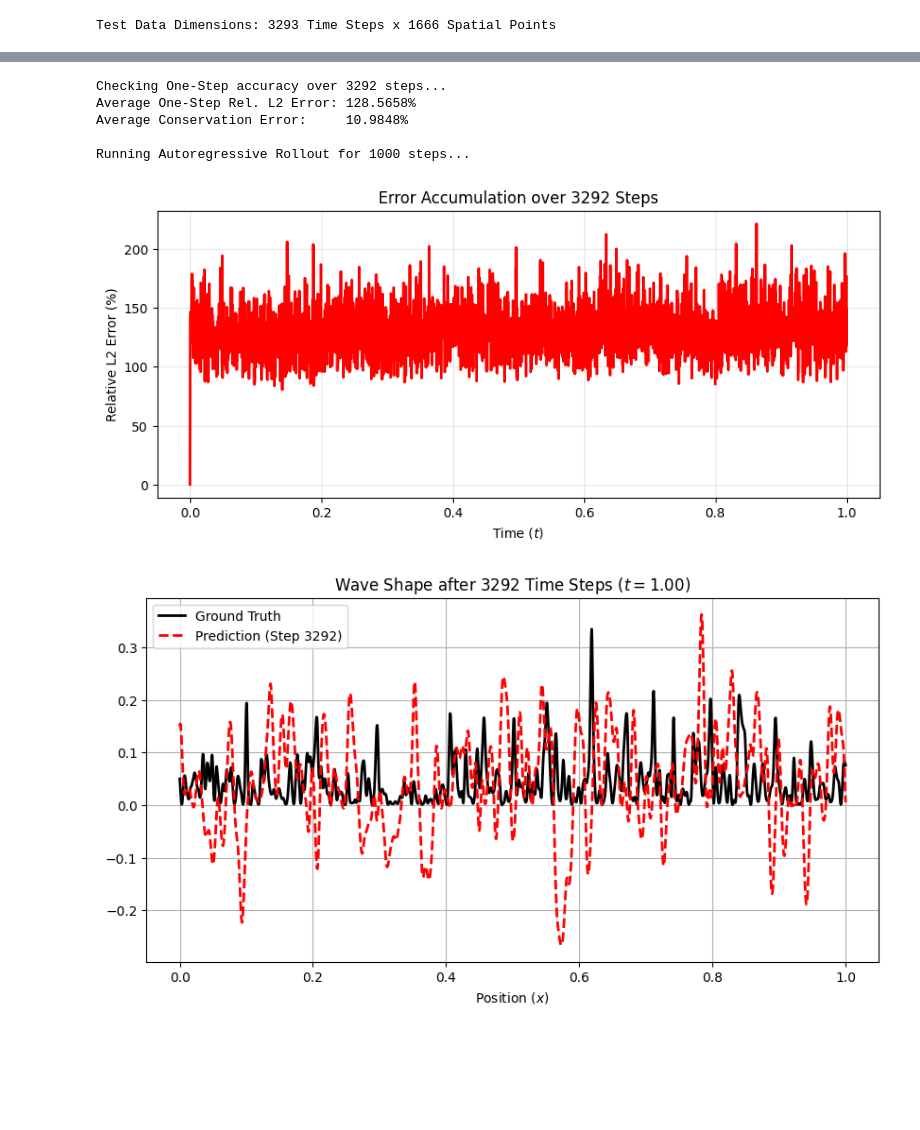
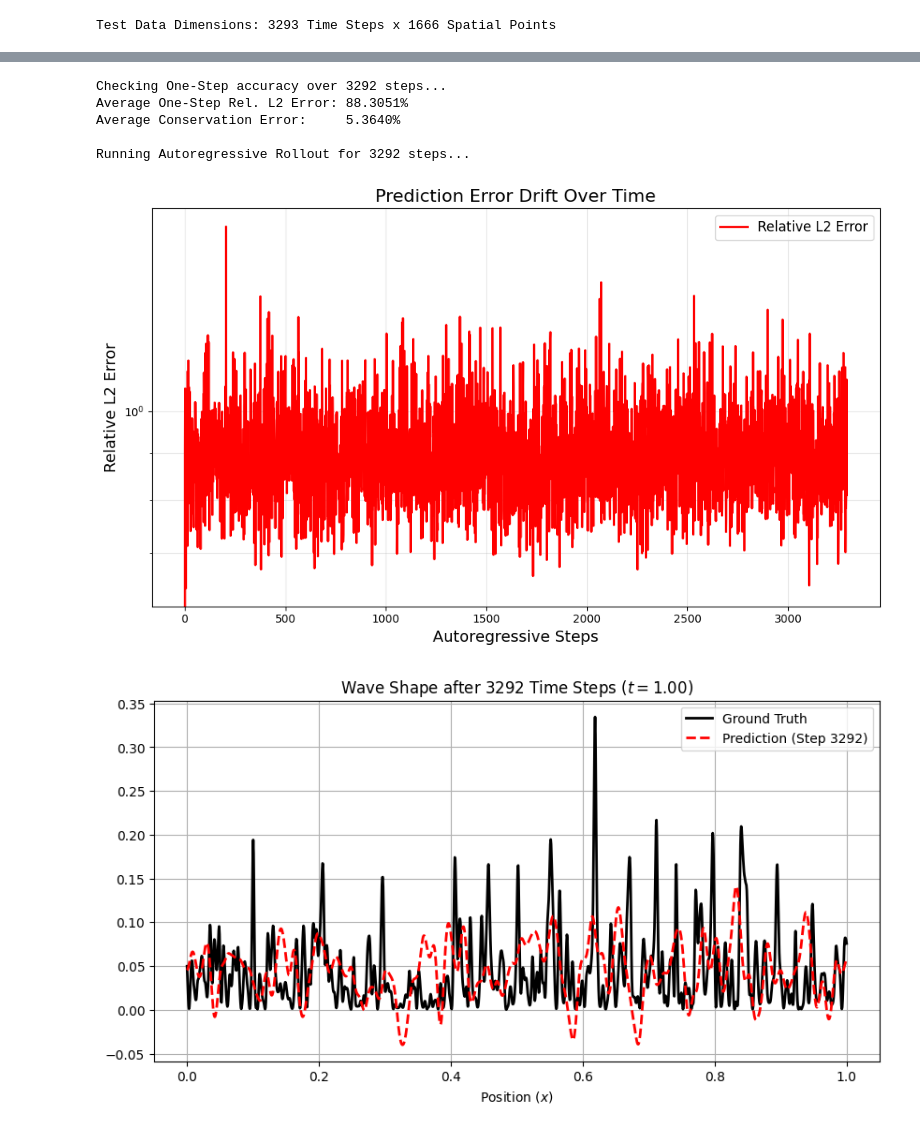
Before and after one commit to pxeedust/wave-deeponet, a Jupyter notebook: norm_square_field.ipynb, the cells around one changed output, grey strips where cells are left out. Drawn from its saved outputs; the diff is of its cells as text; code cells hidden in the pictures; blank space fills up the shorter version.

Commit message:
Update till current progress

```diff
--- a/norm_square_field.ipynb
+++ b/norm_square_field.ipynb
@@ -497,29 +554,22 @@ def test_deeponet(model, U_matrix, t_vector, x_tensor_fixed, steps_to_rollout=10
     one_step_errors = []
     conservation_errors = []
 
-    # --- A. ONE-STEP ACCURACY CHECK (Whole Test Set) ---
     print(f"Checking One-Step accuracy over {len(U_matrix)-1} steps...")
 
     for i in range(len(U_matrix) - 1):
-        # 1. Prepare Inputs
-        u_current = torch.tensor(U_matrix[i], dtype=torch.float32).unsqueeze(0).to(device) # Branch Input
+        u_current = torch.tensor(U_matrix[i], dtype=torch.float32).unsqueeze(0).to(device)
+        t_next_val = t_vector[i+1]
+        t_in = torch.tensor([[t_next_val]], dtype=torch.float32).to(device)
 
-        # We need the time for the NEXT step (t_i+1)
-        t_next_val = t_vector[i+1]
-        t_in = torch.tensor([[t_next_val]], dtype=torch.float32).to(device) # Trunk Input (Time)
-
-        # 2. Predict U_{i+1}
         with torch.no_grad():
             pred = model(u_current, t_in, x_tensor_fixed).cpu().numpy().flatten()
-
-        # 3. Compare with Ground Truth U_{i+1}
         truth = U_matrix[i+1]
 
-        # Relative L2 Error
-        l2_err = np.linalg.norm(pred - truth) / np.linalg.norm(truth)
+        # Relative L2 Error per step
+        l2_err = np.linalg.norm(pred - truth, ord=2) / np.linalg.norm(truth, ord=2)
         one_step_errors.append(l2_err)
 
-        # Conservation (Sum of squares approx)
+        # Conservation
         energy_pred = np.sum(pred)
         energy_true = np.sum(truth)
         conservation_errors.append(abs(energy_pred - energy_true)/energy_true)
@@ -528,13 +578,11 @@ def test_deeponet(model, U_matrix, t_vector, x_tensor_fixed, steps_to_rollout=10
     print(f"Average One-Step Rel. L2 Error: {avg_1step_error*100:.4f}%")
     print(f"Average Conservation Error:     {np.mean(conservation_errors)*100:.4f}%")
 
-    # --- B. AUTOREGRESSIVE ROLLOUT (Simulation) ---
+    # --- AUTOREGRESSIVE ROLLOUT ---
     print(f"\nRunning Autoregressive Rollout for {steps_to_rollout} steps...")
 
-    # Start from the very first frame of the test set
     current_u_tensor = torch.tensor(U_matrix[0], dtype=torch.float32).unsqueeze(0).to(device)
-
-    rollout_preds = [U_matrix[0]] # Store initial condition
+    rollout_preds = [U_matrix[0]]
 
     with torch.no_grad():
         for k in range(steps_to_rollout):
@@ -548,12 +596,14 @@ def test_deeponet(model, U_matrix, t_vector, x_tensor_fixed, steps_to_rollout=10
     rollout_preds = np.array(rollout_preds)
     rollout_truth = U_matrix[:len(rollout_preds)]
 
-    rollout_errors = np.linalg.norm(rollout_preds - rollout_truth, axis=1) / np.linalg.norm(rollout_truth, axis=1)
+    # --- Relative L2 Error (spatially averaged) per step ---
+    rollout_errors = np.linalg.norm(rollout_preds - rollout_truth, ord=2, axis=1) / \
+                     np.linalg.norm(rollout_truth, ord=2, axis=1)
 
     return rollout_preds, rollout_truth, rollout_errors, t_vector[:len(rollout_preds)]
 
 # --- EXECUTE TEST ---
-ROLLOUT_STEPS = 1000
+ROLLOUT_STEPS = 3292
 
 pred_rollout, true_rollout, errors_rollout, t_rollout = test_deeponet(
     model,
@@ -564,50 +614,52 @@ pred_rollout, true_rollout, errors_rollout, t_rollout = test_deeponet(
 )
 # %% [output]
 Checking One-Step accuracy over 3292 steps...
-Average One-Step Rel. L2 Error: 128.5658%
-Average Conservation Error:     10.9848%
+Average One-Step Rel. L2 Error: 88.3051%
+Average Conservation Error:     5.3640%
 
-Running Autoregressive Rollout for 1000 steps...
+Running Autoregressive Rollout for 3292 steps...
 # %%
-# --- 3. VISUALIZATION ---
+# --- VISUALIZATION ---
 
-# Plot A: Error Accumulation over Time
-plt.figure(figsize=(10, 4))
-plt.plot(t_rollout, errors_rollout * 100, 'r-', linewidth=2)
-plt.title(f"Error Accumulation over {ROLLOUT_STEPS} Steps")
-plt.xlabel("Time ($t$)")
-plt.ylabel("Relative L2 Error (%)")
-plt.grid(True, alpha=0.3)
+# Plot A: Prediction Error Drift Over Time (matches shared reference plot)
+steps = np.arange(len(errors_rollout))
+
+plt.figure(figsize=(10, 6))
+plt.plot(steps, errors_rollout, 'r-', linewidth=2, label="Relative L2 Error")
+plt.yscale('log')
+plt.xlabel("Autoregressive Steps", fontsize=14)
+plt.ylabel("Relative L2 Error", fontsize=14)
+plt.title("Prediction Error Drift Over Time", fontsize=16)
+plt.legend(fontsize=12)
+plt.grid(True, which='both', alpha=0.3)
+plt.tight_layout()
 plt.show()
 
 # Plot B: Spatial Snapshot Comparison (Last Step of Rollout)
-# Compares the final simulated frame vs truth
 last_idx = -1
 plt.figure(figsize=(10, 5))
 plt.plot(x_test_grid, true_rollout[last_idx], 'k-', linewidth=2, label="Ground Truth")
 plt.plot(x_test_grid, pred_rollout[last_idx], 'r--', linewidth=2, label=f"Prediction (Step {ROLLOUT_STEPS})")
 plt.title(f"Wave Shape after {ROLLOUT_STEPS} Time Steps ($t={t_rollout[last_idx]:.2f}$)")
 plt.xlabel("Position ($x$)")
 plt.legend()
 plt.grid(True)
 plt.show()
 
-# Plot C: Spatiotemporal Heatmap (Optional but Recommended)
+# Plot C: Spatiotemporal Heatmap
 fig, ax = plt.subplots(1, 2, figsize=(12, 5), sharey=True)
 
-# Truth
 ax[0].imshow(true_rollout.T, aspect='auto', origin='lower', extent=[t_rollout[0], t_rollout[-1], x_test_grid[0], x_test_grid[-1]])
 ax[0].set_title("Ground Truth Dynamics")
 ax[0].set_xlabel("Time")
 ax[0].set_ylabel("Position x")
 
-# Prediction
 im = ax[1].imshow(pred_rollout.T, aspect='auto', origin='lower', extent=[t_rollout[0], t_rollout[-1], x_test_grid[0], x_test_grid[-1]])
 ax[1].set_title("DeepONet Rollout")
 ax[1].set_xlabel("Time")
 
 plt.colorbar(im, ax=ax, label="|U|^2")
 plt.show()
 # %% [output]
-[figure, old version]
+[figure, new version]
-[figure, old version]
+[figure, new version]
```
Also changed, not shown: parts of 6 cells of this notebook, 8 other files.
